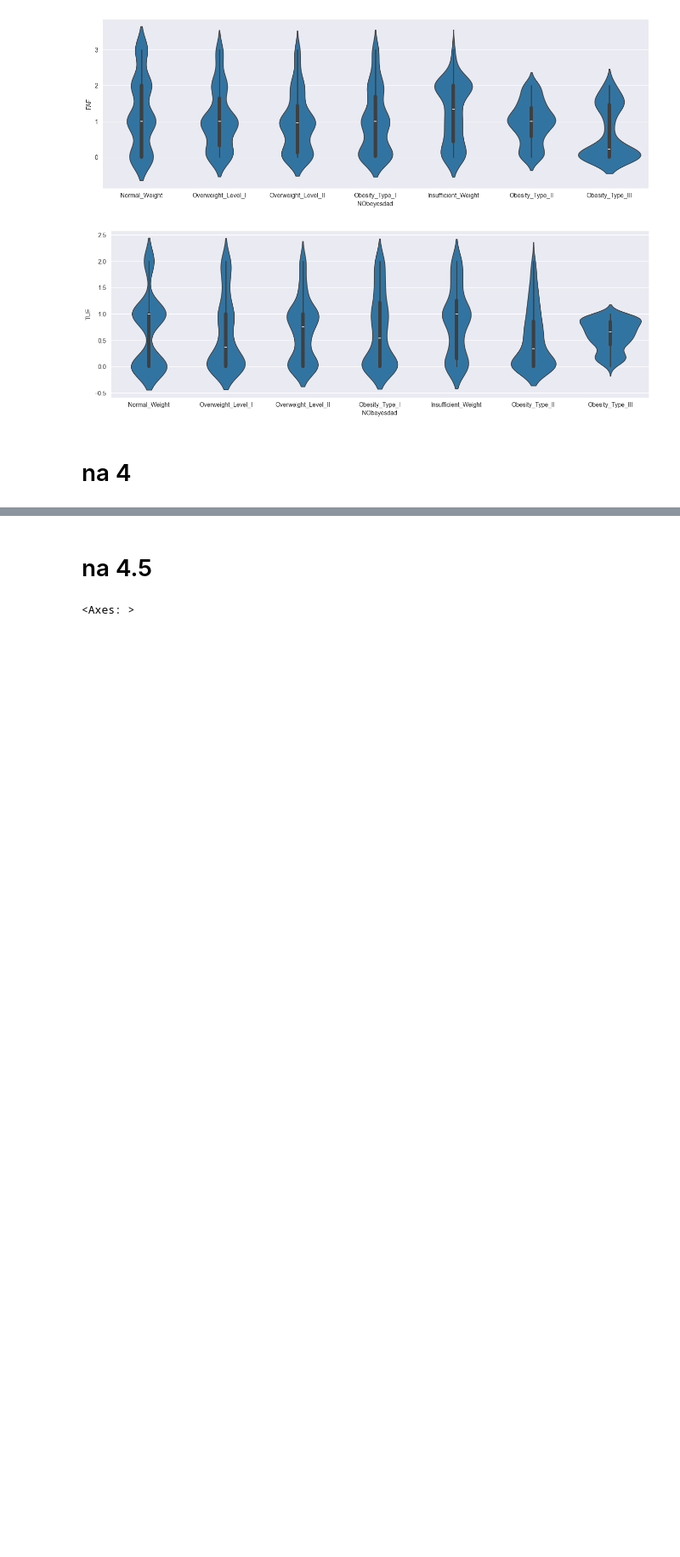
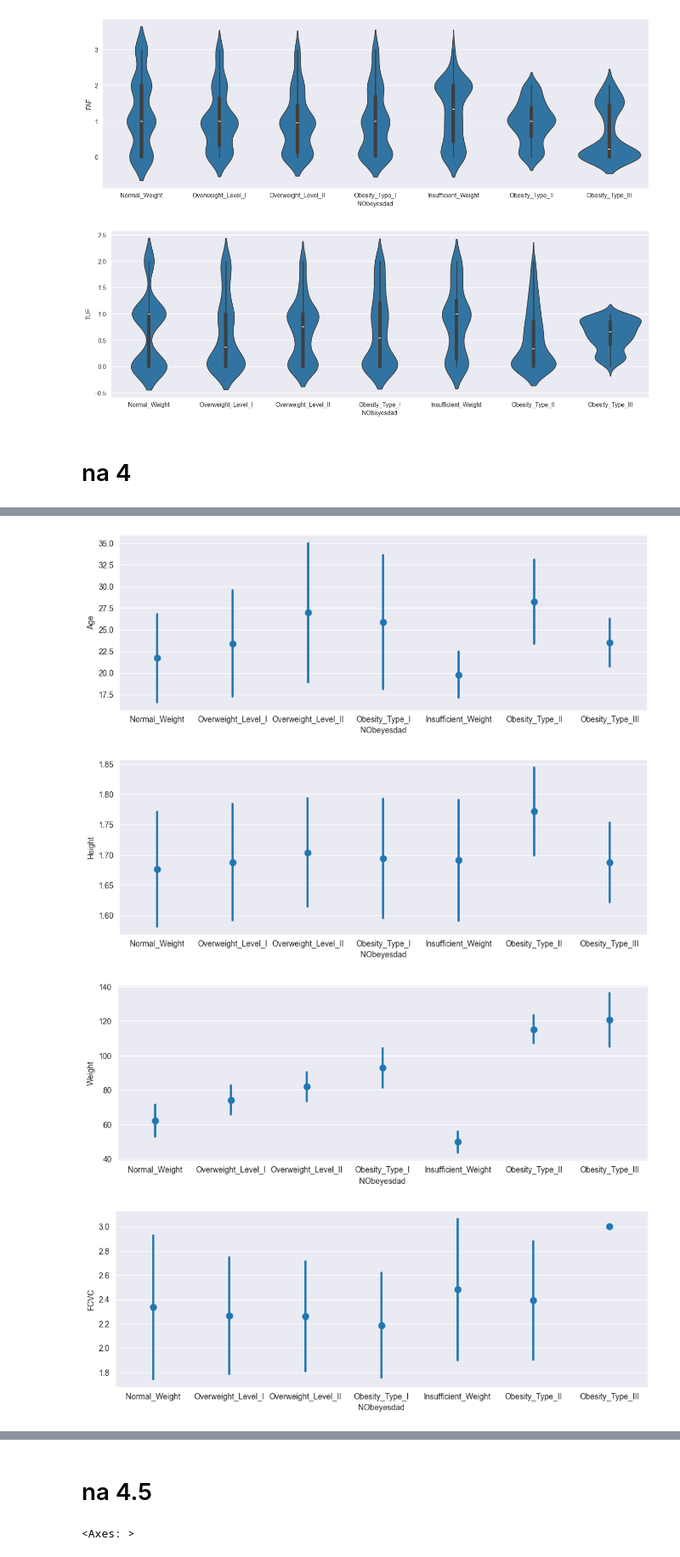
Before and after one commit to DawidWyskwarski/MSID-projekt, a Jupyter notebook: data_analysis_notebook.ipynb, the cells around one changed output, grey strips where cells are left out. Shown at 85% size. Drawn from its saved outputs; the diff is of its cells as text; code cells hidden in the pictures; blank space fills up the shorter version.

Commit message:
error and histograms

```diff
--- a/data_analysis_notebook.ipynb
+++ b/data_analysis_notebook.ipynb
@@ -103,3 +106,10 @@ for col in numerical:
 [figure]
 # %% [markdown]
 # na 4
+# %%
+for col in numerical:
+    plt.figure(figsize=(12,4))
+
+    sns.pointplot(x='NObeyesdad', y=col, data=df, errorbar="se", linestyles='none')
+
+    plt.show()
@@ -105,0 +125,12 @@ for col in numerical:
+# %%
+for col in numerical:
+    plt.figure(figsize=(12,4))
+
+    sns.pointplot(x='NObeyesdad', y=col, data=df, errorbar="sd", linestyles='none')
+
+    plt.show()
+# %% [output]
+[figure, added]
+[figure, added]
+[figure, added]
+[figure, added]
```
Also changed, not shown: parts of 4 cells of this notebook, 1 other file.
